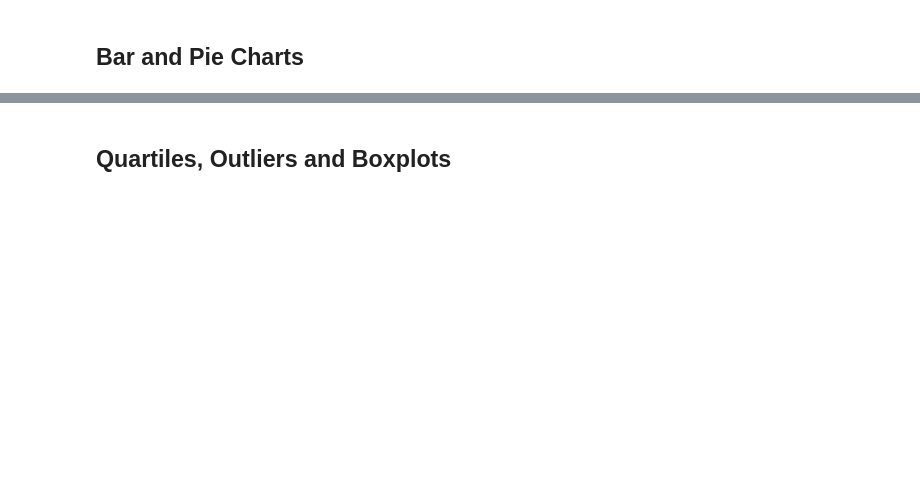
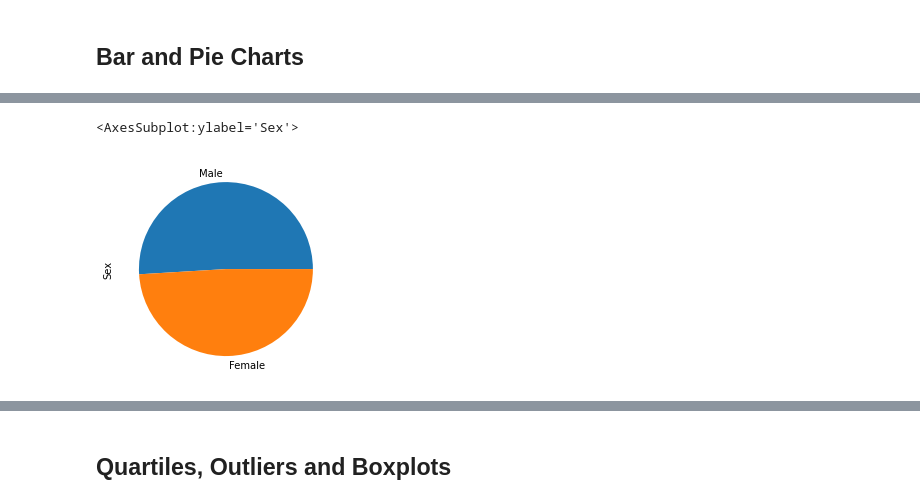
Before and after one commit to Shayoconnell7/pymaceuticals_challenge, a Jupyter notebook: pymaceuticals_challenge.ipynb, the cells around one changed output, grey strips where cells are left out. Drawn from its saved outputs; the diff is of its cells as text; code cells hidden in the pictures; blank space fills up the shorter version.

```diff
--- a/pymaceuticals_challenge.ipynb
+++ b/pymaceuticals_challenge.ipynb
@@ -96,4 +163,10 @@ Length: 1893, dtype: bool
 # %%
 # Generate a pie plot showing the distribution of female versus male mice using pandas
+sex_counts = cleaned_df['Sex'].value_counts()
+
+sex_counts.plot(kind='pie')
+# %% [output]
+<AxesSubplot:ylabel='Sex'>
+[figure, added]
 # %%
 # Generate a pie plot showing the distribution of female versus male mice using pyplot
```
Also changed, not shown: parts of 13 cells of this notebook.
